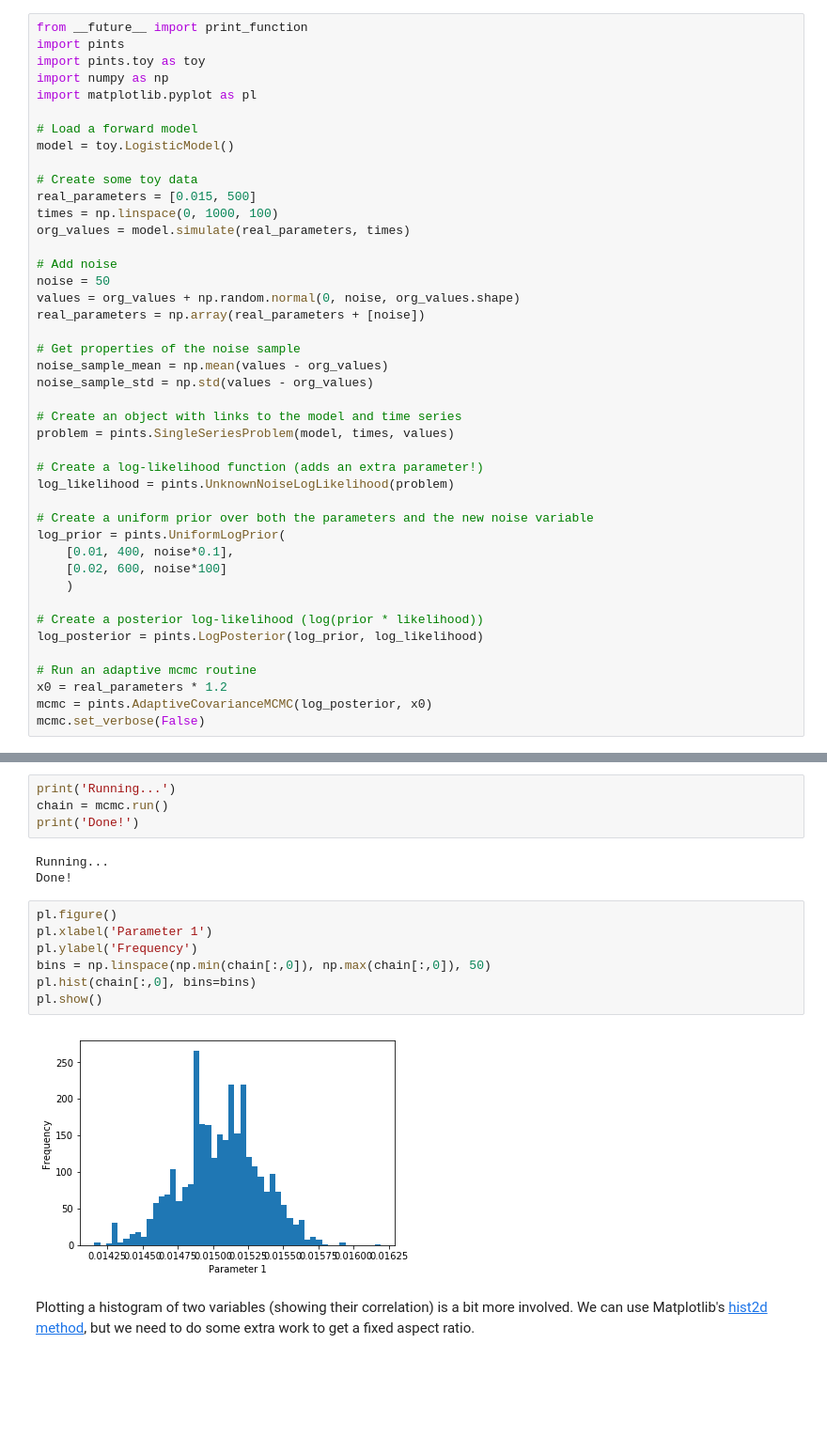
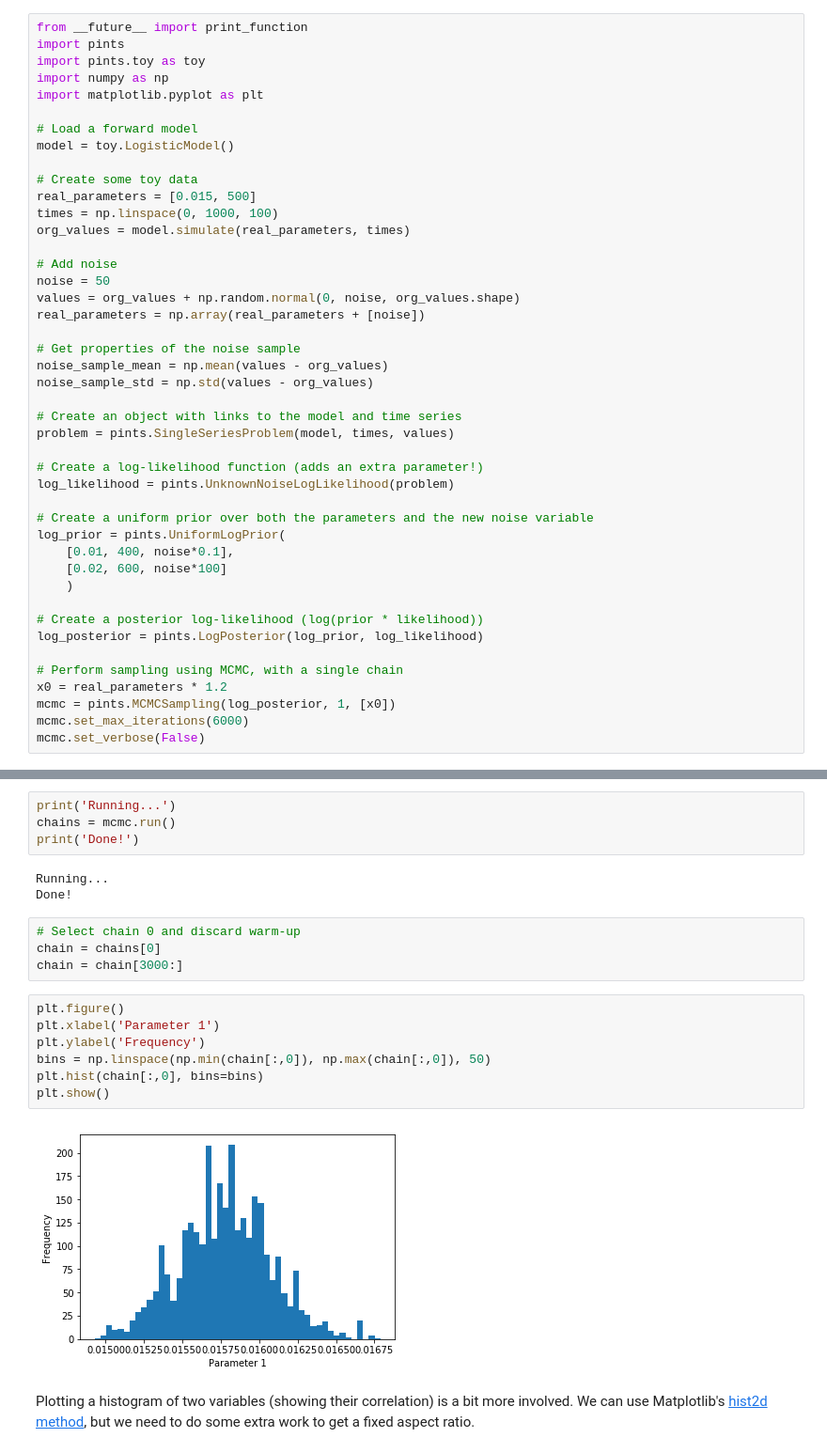
Before and after one commit to pints-team/pints, a Jupyter notebook: examples/plot-mcmc-pairwise-scatterplots.ipynb, the cells around one changed output, grey strips where cells are left out. Shown at 94% size. Saved outputs shown, nothing was run; the diff lists cells and outputs as text; blank space fills up the shorter version.

Commit message:
Issue#132 ask and tell (#198)
Converted optimisers and mcmc to ask-and-tell interface. Closes #132 and #192

```diff
--- a/examples/plot-mcmc-pairwise-scatterplots.ipynb
+++ b/examples/plot-mcmc-pairwise-scatterplots.ipynb
@@ -18,7 +18,7 @@ from __future__ import print_function
 import pints
 import pints.toy as toy
 import numpy as np
-import matplotlib.pyplot as pl
+import matplotlib.pyplot as plt
 
 # Load a forward model
 model = toy.LogisticModel()
@@ -52,9 +52,10 @@ log_prior = pints.UniformLogPrior(
 # Create a posterior log-likelihood (log(prior * likelihood))
 log_posterior = pints.LogPosterior(log_prior, log_likelihood)
 
-# Run an adaptive mcmc routine
+# Perform sampling using MCMC, with a single chain
 x0 = real_parameters * 1.2
-mcmc = pints.AdaptiveCovarianceMCMC(log_posterior, x0)
+mcmc = pints.MCMCSampling(log_posterior, 1, [x0])
+mcmc.set_max_iterations(6000)
 mcmc.set_verbose(False)
 # %% [markdown]
 ## Plotting 1d and 2d histograms
@@ -62,20 +63,24 @@ mcmc.set_verbose(False)
 We can now run the MCMC routine and plot the histograms of the inferred parameters.
 # %%
 print('Running...')
-chain = mcmc.run()
+chains = mcmc.run()
 print('Done!')
 # %% [output]
 Running...
 Done!
+# %%
+# Select chain 0 and discard warm-up
+chain = chains[0]
+chain = chain[3000:]
 # %%
-pl.figure()
-pl.xlabel('Parameter 1')
-pl.ylabel('Frequency')
+plt.figure()
+plt.xlabel('Parameter 1')
+plt.ylabel('Frequency')
 bins = np.linspace(np.min(chain[:,0]), np.max(chain[:,0]), 50)
-pl.hist(chain[:,0], bins=bins)
-pl.show()
+plt.hist(chain[:,0], bins=bins)
+plt.show()
 # %% [output]
-[figure, old version]
+[figure, new version]
 # %% [markdown]
 Plotting a histogram of two variables (showing their correlation) is a bit more involved. We can use Matplotlib's [hist2d method](http://matplotlib.org/api/pyplot_api.html#matplotlib.pyplot.hist2d), but we need to do some extra work to get a fixed aspect ratio.
 # %%
```
Also changed, not shown: parts of 2 cells of this notebook, 44 other files.
